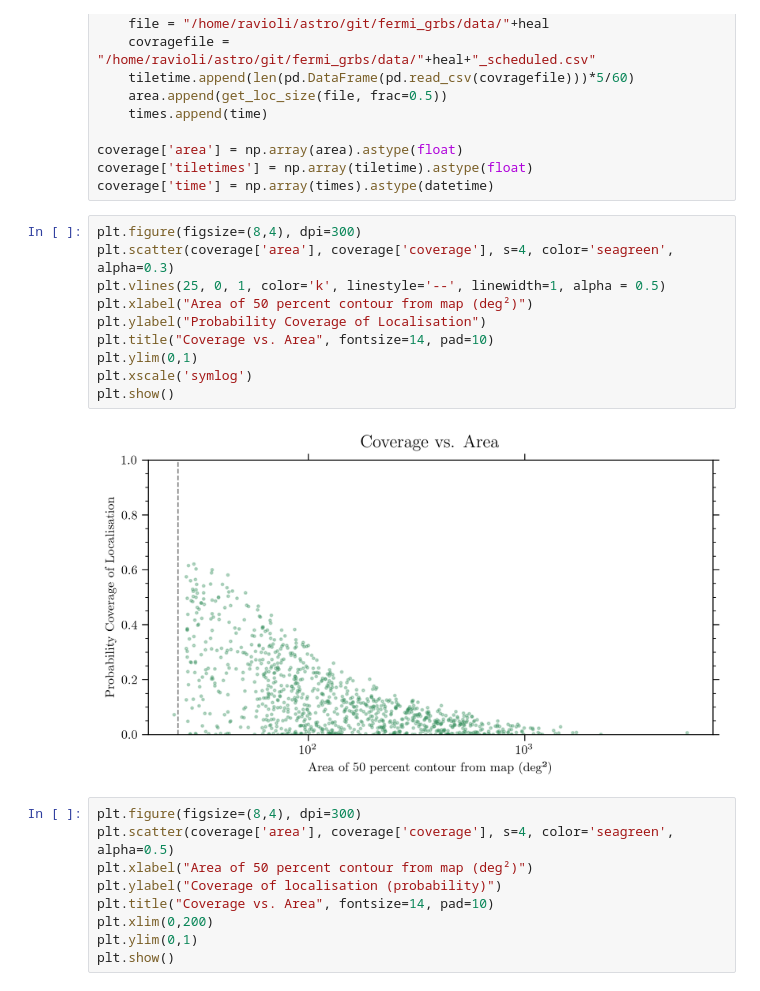
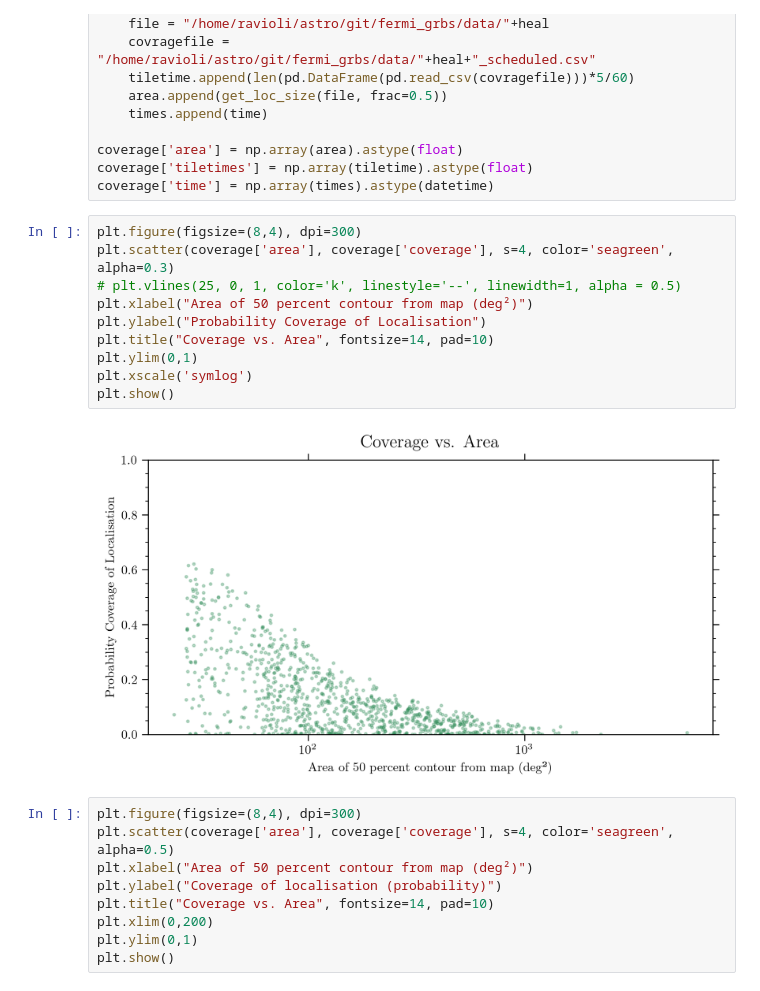
Before and after one commit to ravioli1369/fermi_grbs, a Jupyter notebook: stats.ipynb, the cells around one changed output. Cells and saved outputs as stored; diff of their text form.

Commit message:
removed vline

```diff
--- a/stats.ipynb
+++ b/stats.ipynb
@@ -130,15 +130,15 @@ coverage['time'] = np.array(times).astype(datetime)
 # %%
 plt.figure(figsize=(8,4), dpi=300)
 plt.scatter(coverage['area'], coverage['coverage'], s=4, color='seagreen', alpha=0.3)
-plt.vlines(25, 0, 1, color='k', linestyle='--', linewidth=1, alpha = 0.5)
+# plt.vlines(25, 0, 1, color='k', linestyle='--', linewidth=1, alpha = 0.5)
 plt.xlabel("Area of 50 percent contour from map (deg²)")
 plt.ylabel("Probability Coverage of Localisation")
 plt.title("Coverage vs. Area", fontsize=14, pad=10)
 plt.ylim(0,1)
 plt.xscale('symlog')
 plt.show()
 # %% [output]
-[figure, old version]
+[figure, new version]
 # %%
 plt.figure(figsize=(8,4), dpi=300)
 plt.scatter(coverage['area'], coverage['coverage'], s=4, color='seagreen', alpha=0.5)
```
Also changed, not shown: parts of 1 cell of this notebook.
